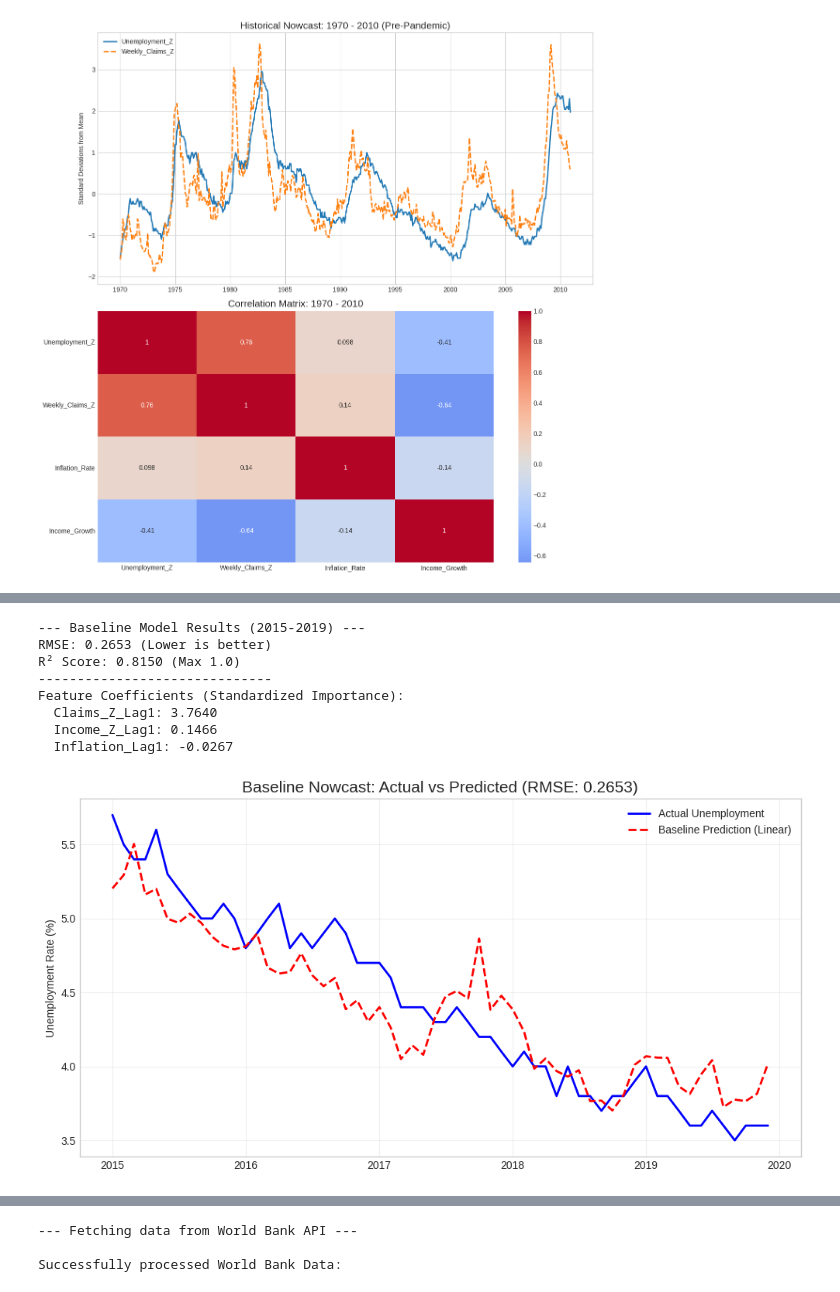
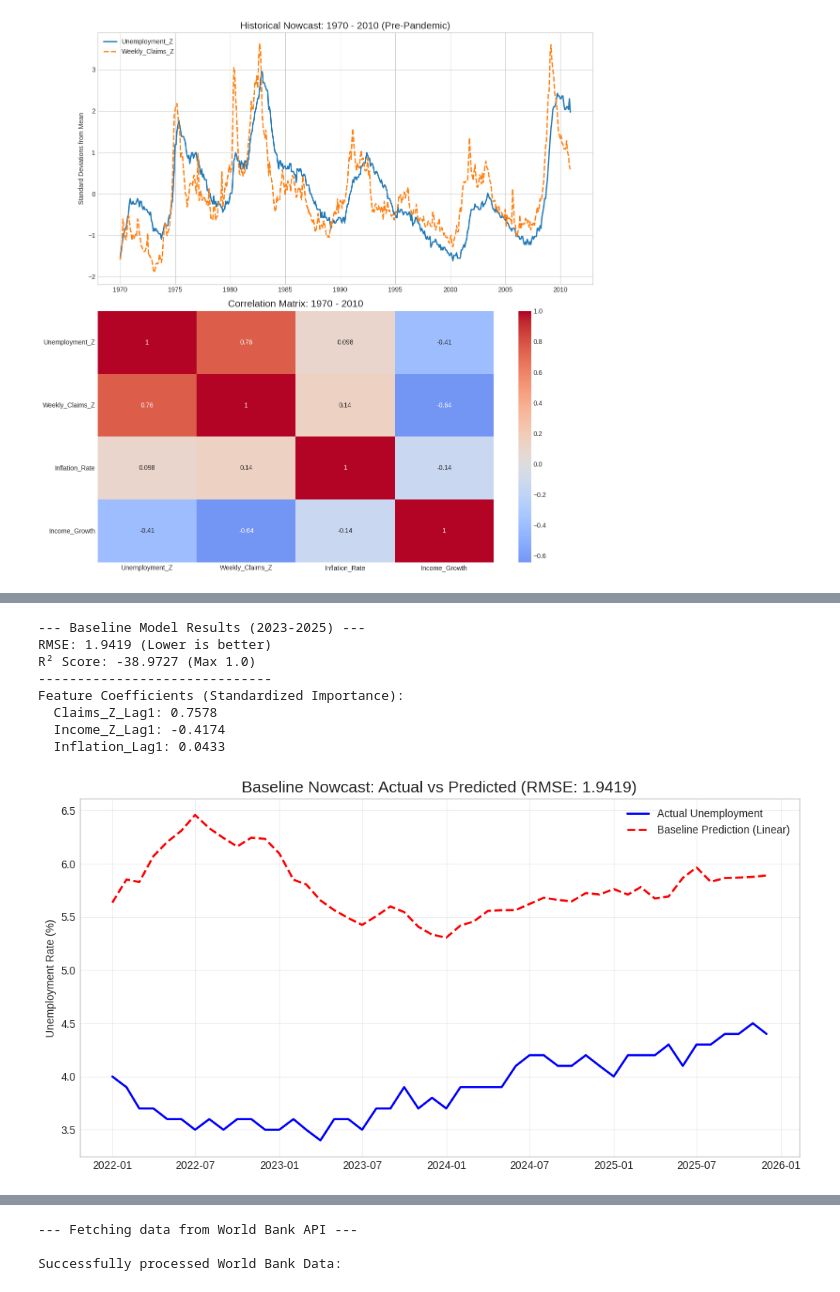
Before and after one commit to JimmyL04/macrominds, a Jupyter notebook: MacroMinds.ipynb, the cells around one changed output, grey strips where cells are left out. Saved outputs shown, nothing was run; the diff lists cells and outputs as text; code cells hidden in the pictures.

```diff
--- a/MacroMinds.ipynb
+++ b/MacroMinds.ipynb
@@ -307,10 +222,10 @@ features = ['Claims_Z_Lag1', 'Income_Z_Lag1', 'Inflation_Lag1']
 target = 'Unemployment'
 
 # 3. TIME-SERIES SPLIT
-# Train: 1970 to 2015
-# Test:  2015 to 2019 (Pre-COVID validation)
-cutoff_date = '2015-01-01'
-end_test_date = '2019-12-31'
+# Train: 1967–2022 (includes COVID so the model learns from volatility)
+# Test:  2023–2025 (stable post-recovery period that mirrors real dashboard usage)
+cutoff_date = '2022-01-01'
+end_test_date = '2025-12-31'
 
 train = df_clean.loc[:cutoff_date]
 test = df_clean.loc[cutoff_date:end_test_date]
@@ -323,40 +238,40 @@ y_test = test[target]
 # 4. TRAIN MODEL
 model = LinearRegression()
 model.fit(X_train, y_train)
 
 # 5. PREDICT & EVALUATE
 predictions = model.predict(X_test)
 
 # Calculate RMSE
 rmse = np.sqrt(mean_squared_error(y_test, predictions))
 r2 = r2_score(y_test, predictions)
 
-print(f"--- Baseline Model Results (2015-2019) ---")
+print(f"--- Baseline Model Results (2023-2025) ---")
 print(f"RMSE: {rmse:.4f} (Lower is better)")
 print(f"R² Score: {r2:.4f} (Max 1.0)")
 print("-" * 30)
 print("Feature Coefficients (Standardized Importance):")
 for feature, coef in zip(features, model.coef_):
     print(f"  {feature}: {coef:.4f}")
 
 # 6. VISUALIZATION
 plt.figure(figsize=(12, 6))
 plt.plot(y_test.index, y_test, label='Actual Unemployment', color='blue', linewidth=2)
 plt.plot(y_test.index, predictions, label='Baseline Prediction (Linear)', color='red', linestyle='--', linewidth=2)
 plt.title(f"Baseline Nowcast: Actual vs Predicted (RMSE: {rmse:.4f})", fontsize=15)
 plt.ylabel("Unemployment Rate (%)")
 plt.legend()
 plt.grid(True, alpha=0.3)
 plt.show()
 # %% [output]
---- Baseline Model Results (2015-2019) ---
-RMSE: 0.2653 (Lower is better)
-R² Score: 0.8150 (Max 1.0)
+--- Baseline Model Results (2023-2025) ---
+RMSE: 1.9419 (Lower is better)
+R² Score: -38.9727 (Max 1.0)
 ------------------------------
 Feature Coefficients (Standardized Importance):
-  Claims_Z_Lag1: 3.7640
-  Income_Z_Lag1: 0.1466
-  Inflation_Lag1: -0.0267
+  Claims_Z_Lag1: 0.7578
+  Income_Z_Lag1: -0.4174
+  Inflation_Lag1: 0.0433
-[figure, old version]
+[figure, new version]
 # %%
 # XGBoost Model
```
Also changed, not shown: parts of 15 cells of this notebook.
